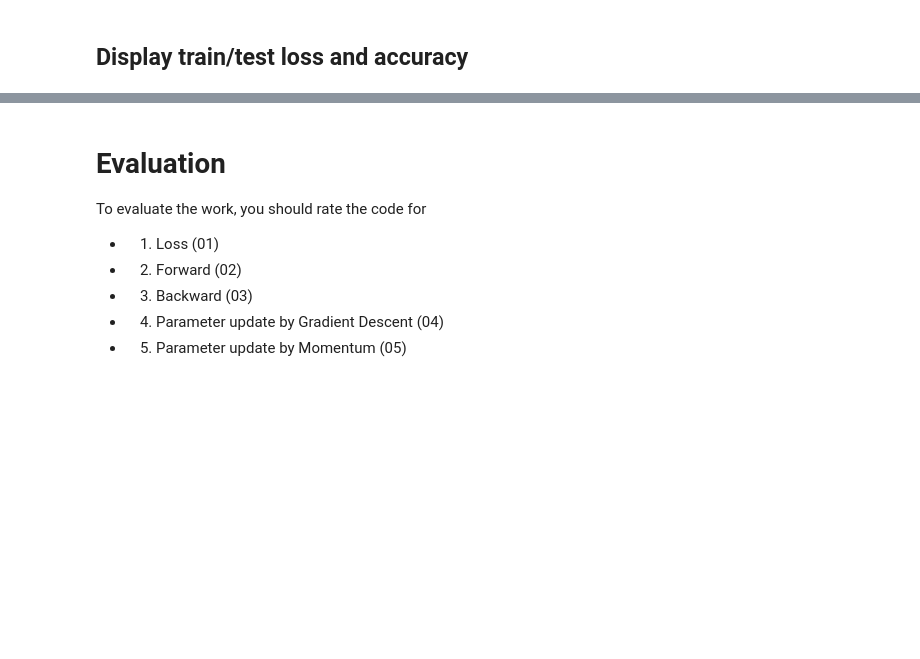
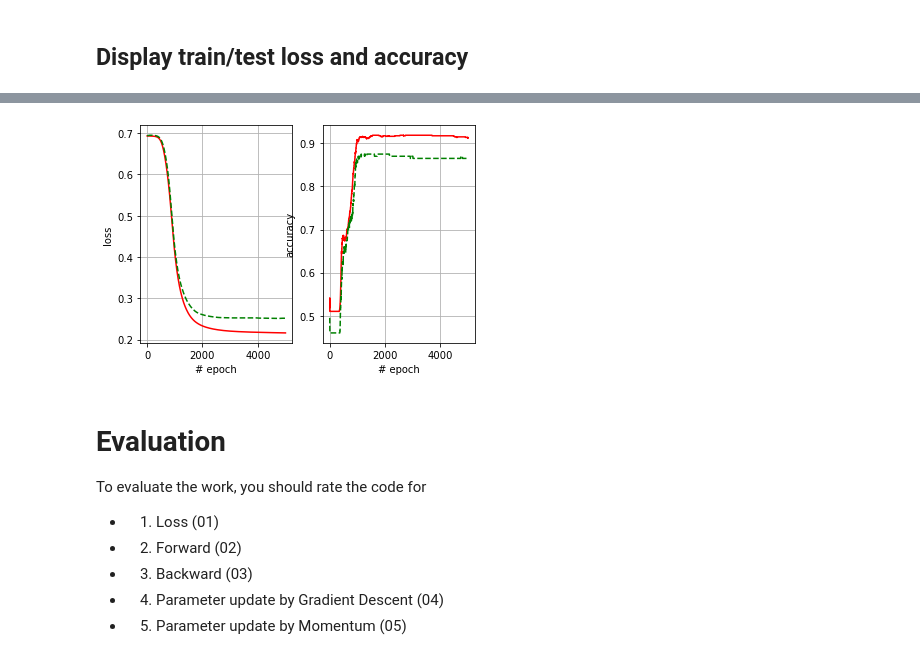
Before and after one commit to Bourhano/TelecomParis, a Jupyter notebook: DeepLearning1/1-MLP/DL1_20202021_Lab_MLP_python_student.ipynb, the cells around one changed output, grey strips where cells are left out. Saved outputs shown, nothing was run; the diff lists cells and outputs as text; code cells hidden in the pictures; blank space fills up the shorter version.

Commit message:
finish MLP projects using NumPy and PyTorch, update training lab

```diff
--- a/DeepLearning1/1-MLP/DL1_20202021_Lab_MLP_python_student.ipynb
+++ b/DeepLearning1/1-MLP/DL1_20202021_Lab_MLP_python_student.ipynb
@@ -163,7 +163,7 @@ def F_computeCost(hat_y, y):
 
     if student:
         # --- START CODE HERE (01)
-        loss =  ...
+        loss =  - (y * np.log(hat_y) + (1-y) * np.log(1 - hat_y))
         # --- END CODE HERE
 
     cost = np.sum(loss) / m
@@ -456,3 +532,19 @@ plt.grid(True)
+# %%
+plt.subplot(1,2,1)
+plt.plot(train_cost, 'r')
+plt.plot(test_cost, 'g--')
+plt.xlabel('# epoch')
+plt.ylabel('loss')
+plt.grid(True)
+
+plt.subplot(1,2,2)
+plt.plot(train_accuracy, 'r')
+plt.plot(test_accuracy, 'g--')
+plt.xlabel('# epoch')
+plt.ylabel('accuracy')
+plt.grid(True)
+# %% [output]
+[figure, added]
 # %% [markdown]
 # Evaluation
 
```
Also changed, not shown: parts of 8 cells of this notebook, 2 other files.
